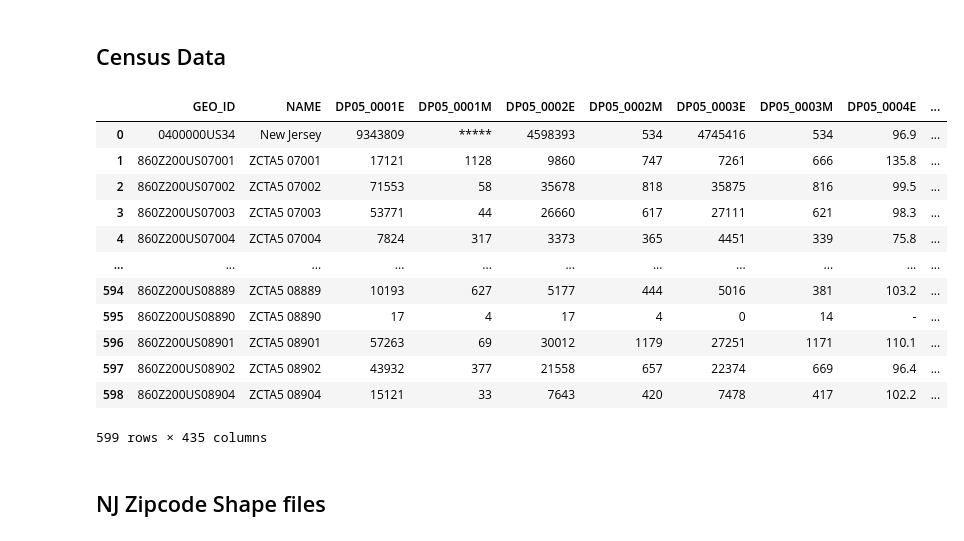
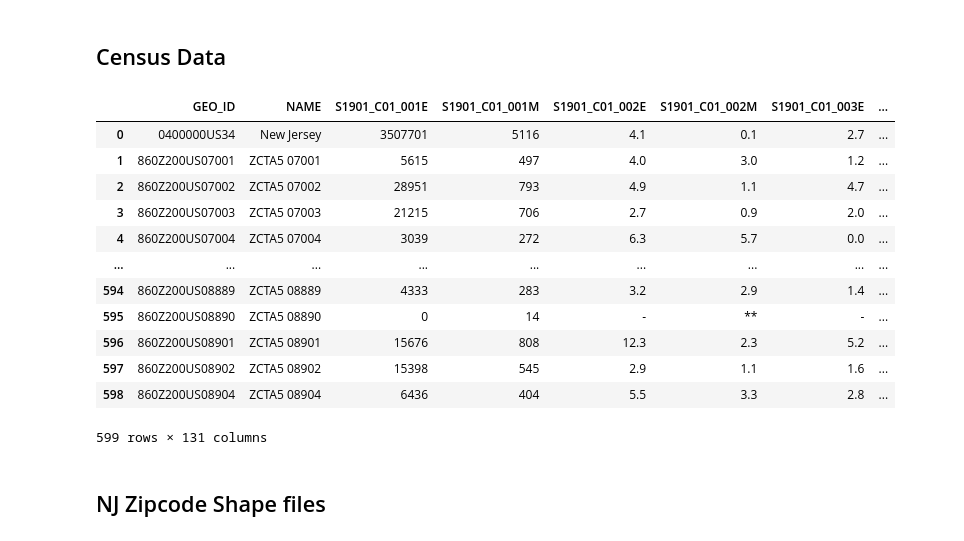
Before and after one commit to Charcharbinks28/QSS20-CW-Final, a Jupyter notebook: code/01_data_pull_me_search.ipynb, the cells around one changed output. Saved outputs shown, nothing was run; the diff lists cells and outputs as text; code cells hidden in the pictures.

```diff
--- a/code/01_data_pull_me_search.ipynb
+++ b/code/01_data_pull_me_search.ipynb
@@ -110,29 +114,37 @@ nj_zc
 ## Census Data
 # %%
 # Load Census Data
-# Raw source: Census ACS DP05 table for NJ ZCTAs — place "ACSDP5Y2024.DP05-Data.csv" in data/raw/
-census_df = pd.read_csv(
+# Raw source: Census ACS DP05 table for NJ ZCTAs — place "ACSDP5Y2024.DP05-Data.csv" in data/raw/,
+# and Census ACS S1901 table for NJ "ACSDP5Y2024.DP05-Data.csv"
+census_race_df = pd.read_csv(
     DATA_RAW / "ACSDP5Y2024.DP05-Data.csv",
     header=0,
     skiprows=[1],
     dtype={'GEO_ID': str}
 )
 
-census_df
+census_income_df = pd.read_csv(
+    DATA_RAW / "ACSST5Y2024.S1901-Data.csv",
+    header = 0,
+    skiprows = [1],
+    dtype={'GEO_ID': str}
+)
+
+census_income_df
 # %% [output]
-|  | GEO_ID | NAME | DP05_0001E | DP05_0001M | DP05_0002E | DP05_0002M | DP05_0003E | DP05_0003M | DP05_0004E | ... |
-| 0 | 0400000US34 | New Jersey | 9343809 | ***** | 4598393 | 534 | 4745416 | 534 | 96.9 | ... |
-| 1 | 860Z200US07001 | ZCTA5 07001 | 17121 | 1128 | 9860 | 747 | 7261 | 666 | 135.8 | ... |
-| 2 | 860Z200US07002 | ZCTA5 07002 | 71553 | 58 | 35678 | 818 | 35875 | 816 | 99.5 | ... |
-| 3 | 860Z200US07003 | ZCTA5 07003 | 53771 | 44 | 26660 | 617 | 27111 | 621 | 98.3 | ... |
-| 4 | 860Z200US07004 | ZCTA5 07004 | 7824 | 317 | 3373 | 365 | 4451 | 339 | 75.8 | ... |
-| ... | ... | ... | ... | ... | ... | ... | ... | ... | ... | ... |
-| 594 | 860Z200US08889 | ZCTA5 08889 | 10193 | 627 | 5177 | 444 | 5016 | 381 | 103.2 | ... |
-| 595 | 860Z200US08890 | ZCTA5 08890 | 17 | 4 | 17 | 4 | 0 | 14 | - | ... |
-| 596 | 860Z200US08901 | ZCTA5 08901 | 57263 | 69 | 30012 | 1179 | 27251 | 1171 | 110.1 | ... |
-| 597 | 860Z200US08902 | ZCTA5 08902 | 43932 | 377 | 21558 | 657 | 22374 | 669 | 96.4 | ... |
-| 598 | 860Z200US08904 | ZCTA5 08904 | 15121 | 33 | 7643 | 420 | 7478 | 417 | 102.2 | ... |
+|  | GEO_ID | NAME | S1901_C01_001E | S1901_C01_001M | S1901_C01_002E | S1901_C01_002M | S1901_C01_003E | ... |
+| 0 | 0400000US34 | New Jersey | 3507701 | 5116 | 4.1 | 0.1 | 2.7 | ... |
+| 1 | 860Z200US07001 | ZCTA5 07001 | 5615 | 497 | 4.0 | 3.0 | 1.2 | ... |
+| 2 | 860Z200US07002 | ZCTA5 07002 | 28951 | 793 | 4.9 | 1.1 | 4.7 | ... |
+| 3 | 860Z200US07003 | ZCTA5 07003 | 21215 | 706 | 2.7 | 0.9 | 2.0 | ... |
+| 4 | 860Z200US07004 | ZCTA5 07004 | 3039 | 272 | 6.3 | 5.7 | 0.0 | ... |
+| ... | ... | ... | ... | ... | ... | ... | ... | ... |
+| 594 | 860Z200US08889 | ZCTA5 08889 | 4333 | 283 | 3.2 | 2.9 | 1.4 | ... |
+| 595 | 860Z200US08890 | ZCTA5 08890 | 0 | 14 | - | ** | - | ... |
+| 596 | 860Z200US08901 | ZCTA5 08901 | 15676 | 808 | 12.3 | 2.3 | 5.2 | ... |
+| 597 | 860Z200US08902 | ZCTA5 08902 | 15398 | 545 | 2.9 | 1.1 | 1.6 | ... |
+| 598 | 860Z200US08904 | ZCTA5 08904 | 6436 | 404 | 5.5 | 3.3 | 2.8 | ... |
-599 rows × 435 columns
+599 rows × 131 columns
 # %% [markdown]
 ## NJ Zipcode Shape files
 # %% [markdown]
```
Also changed, not shown: parts of 3 cells of this notebook.
